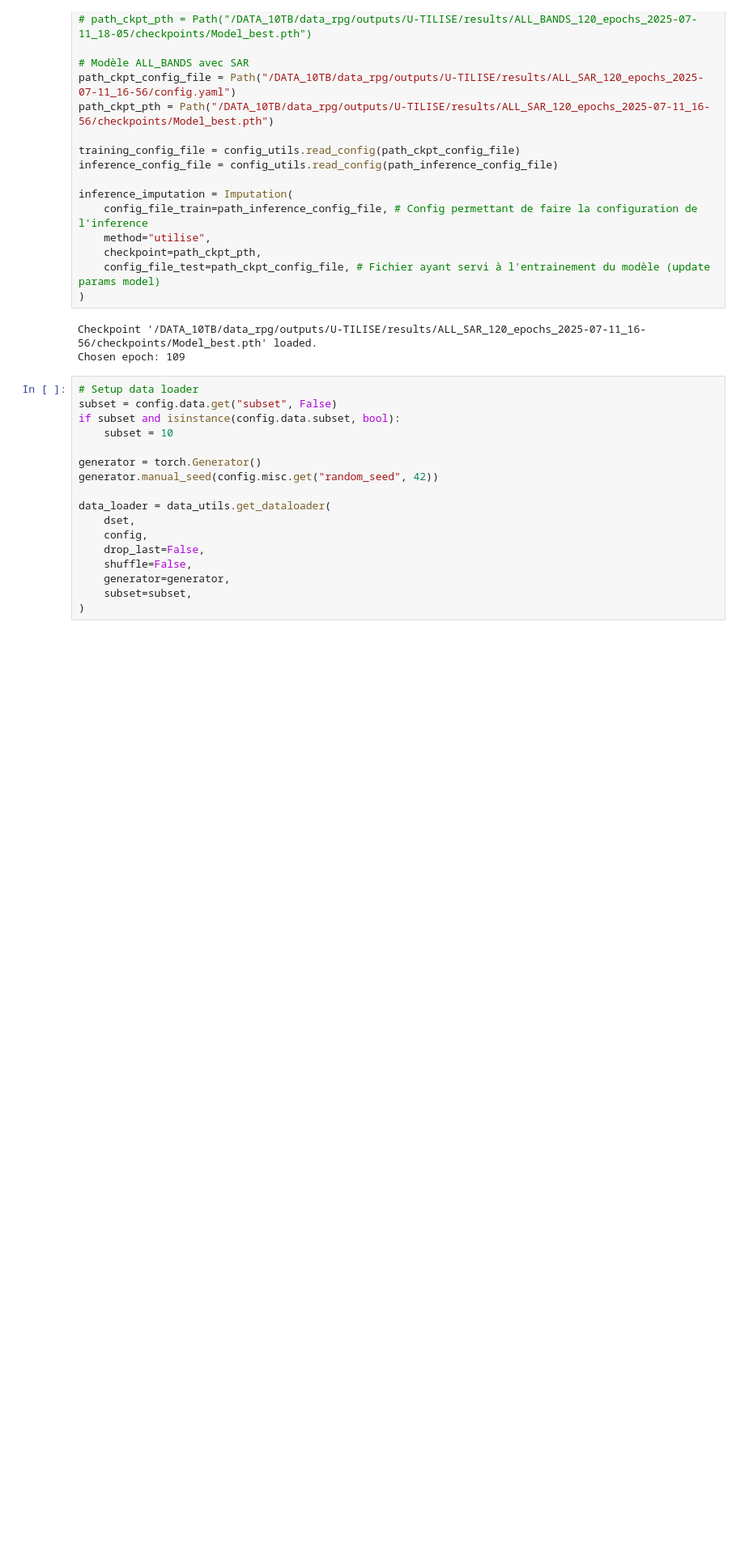
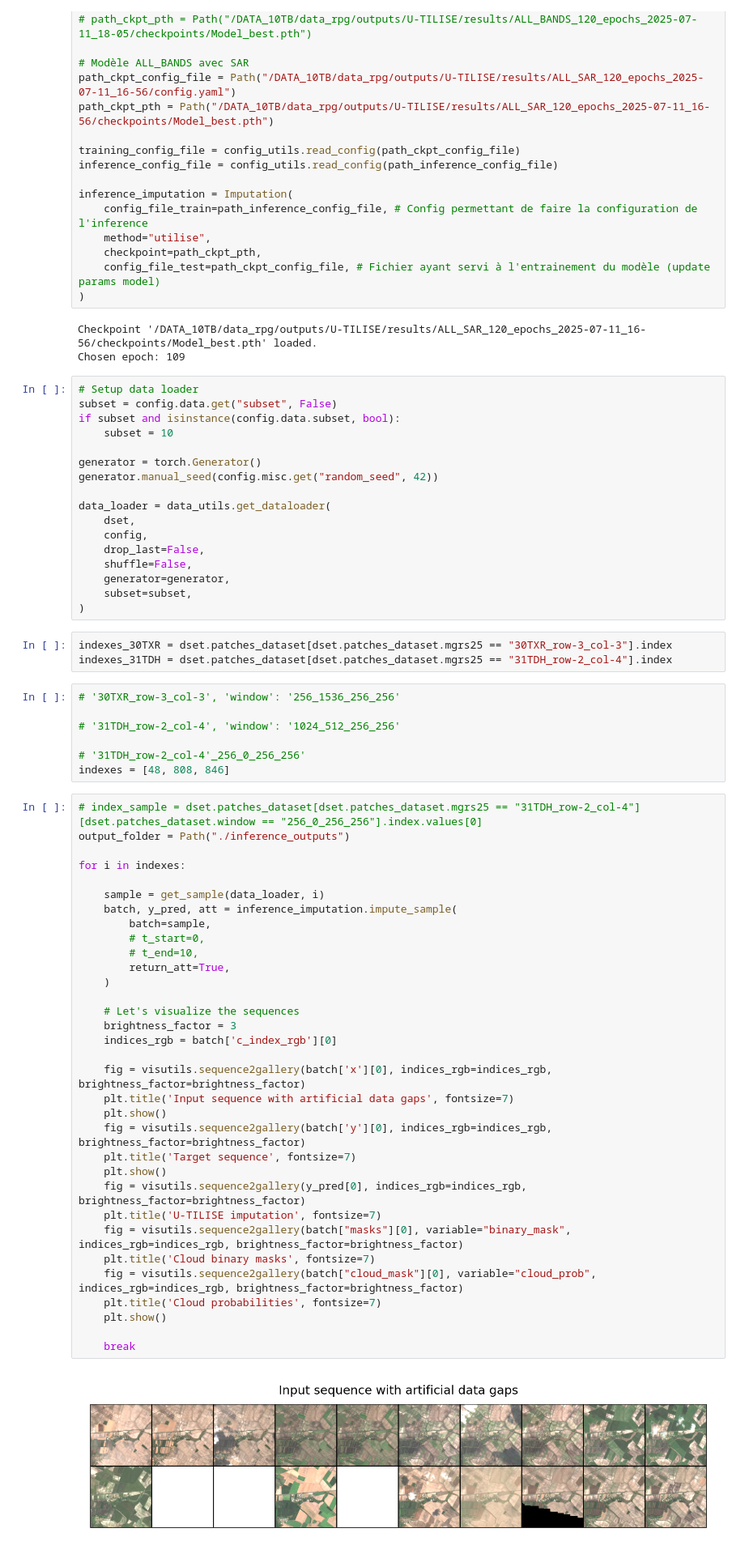
Before and after one commit to StephanePEILLET/U-TILISE, a Jupyter notebook: Visu_Inferences.ipynb, the cells around one changed output. Shown at 81% size. Cells and saved outputs as stored; diff of their text form; blank space fills up the shorter version.

```diff
--- a/Visu_Inferences.ipynb
+++ b/Visu_Inferences.ipynb
@@ -128,3 +128,48 @@ data_loader = data_utils.get_dataloader(
     generator=generator,
     subset=subset,
 )
+# %%
+indexes_30TXR = dset.patches_dataset[dset.patches_dataset.mgrs25 == "30TXR_row-3_col-3"].index
+indexes_31TDH = dset.patches_dataset[dset.patches_dataset.mgrs25 == "31TDH_row-2_col-4"].index
+# %%
+# '30TXR_row-3_col-3', 'window': '256_1536_256_256'
+
+# '31TDH_row-2_col-4', 'window': '1024_512_256_256'
+
+# '31TDH_row-2_col-4'_256_0_256_256'
+indexes = [48, 808, 846]
+# %%
+# index_sample = dset.patches_dataset[dset.patches_dataset.mgrs25 == "31TDH_row-2_col-4"][dset.patches_dataset.window == "256_0_256_256"].index.values[0]
+output_folder = Path("./inference_outputs")
+
+for i in indexes:
+
+    sample = get_sample(data_loader, i)
+    batch, y_pred, att = inference_imputation.impute_sample(
+        batch=sample,
+        # t_start=0,
+        # t_end=10,
+        return_att=True,
+    )
+
+    # Let's visualize the sequences
+    brightness_factor = 3
+    indices_rgb = batch['c_index_rgb'][0]
+
+    fig = visutils.sequence2gallery(batch['x'][0], indices_rgb=indices_rgb, brightness_factor=brightness_factor)
+    plt.title('Input sequence with artificial data gaps', fontsize=7)
+    plt.show()
+    fig = visutils.sequence2gallery(batch['y'][0], indices_rgb=indices_rgb, brightness_factor=brightness_factor)
+    plt.title('Target sequence', fontsize=7)
+    plt.show()
+    fig = visutils.sequence2gallery(y_pred[0], indices_rgb=indices_rgb, brightness_factor=brightness_factor)
+    plt.title('U-TILISE imputation', fontsize=7)
+    fig = visutils.sequence2gallery(batch["masks"][0], variable="binary_mask", indices_rgb=indices_rgb, brightness_factor=brightness_factor)
+    plt.title('Cloud binary masks', fontsize=7)
+    fig = visutils.sequence2gallery(batch["cloud_mask"][0], variable="cloud_prob", indices_rgb=indices_rgb, brightness_factor=brightness_factor)
+    plt.title('Cloud probabilities', fontsize=7)
+    plt.show()
+
+    break
+# %% [output]
+[figure, added]
```
Also changed, not shown: parts of 7 cells of this notebook, 6 other files.
